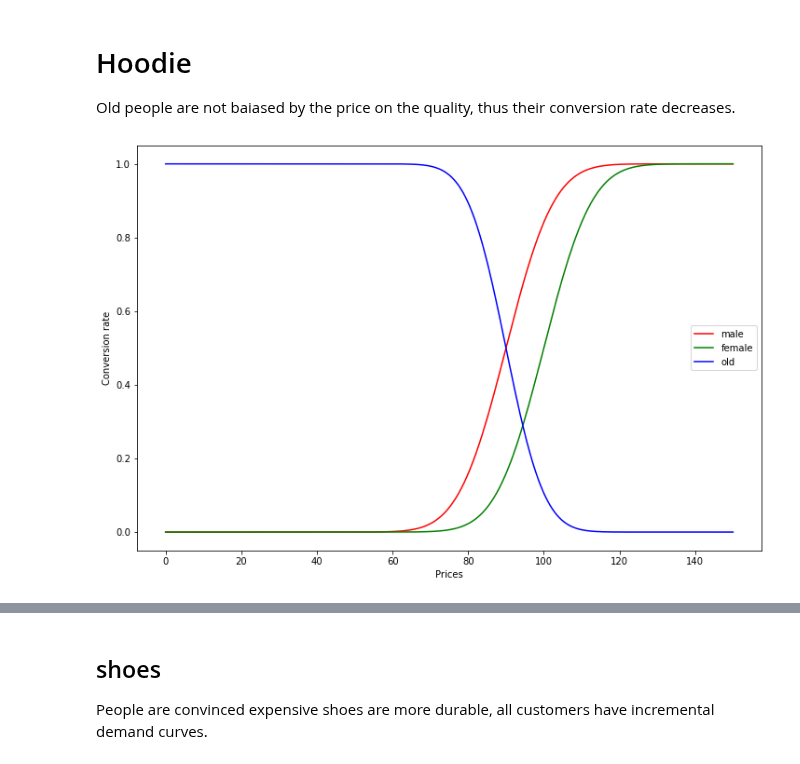
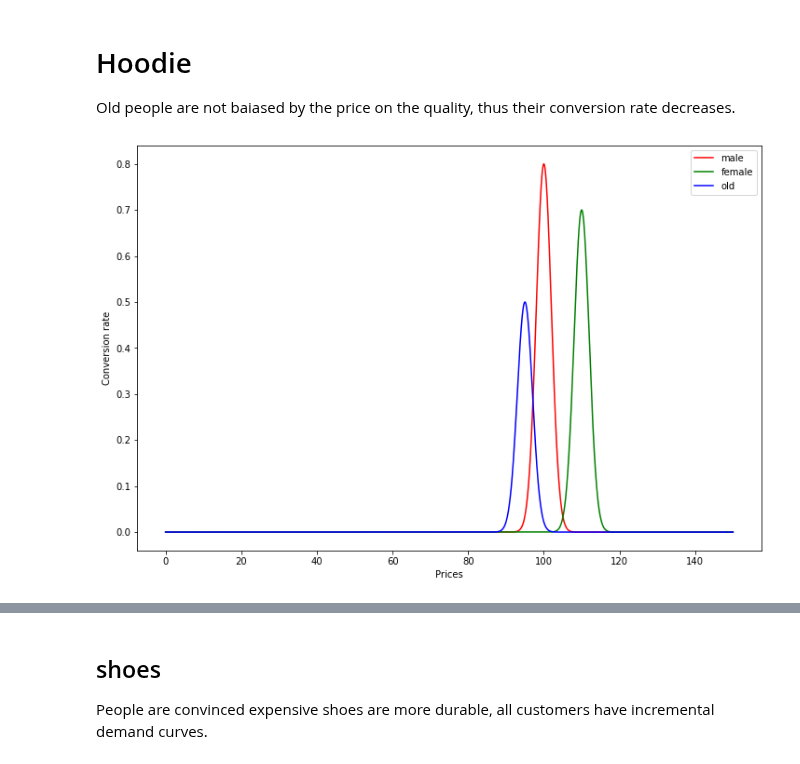
Before and after one commit to VladMarianCimpeanu/OLA_project, a Jupyter notebook: customers_parameters.ipynb, the cells around one changed output, grey strips where cells are left out. Cells and saved outputs as stored; diff of their text form; code cells hidden in the pictures.

```diff
--- a/customers_parameters.ipynb
+++ b/customers_parameters.ipynb
@@ -29,6 +29,11 @@ We assume the number of items bought does not depend on the price.
 | shoes| 1 |  |  | 2 ||
 | hat| 1 |  | 2 |  |  |
 | shirt| 1 |  | 2 |  |  |
+# %%
+def cv_curve(mu, sigma, x, scale):
+    y = norm.pdf(x, mu, sigma)
+    y = y / (max(y) - min(y))
+    return y * scale
 # %%
 import json
 import os
@@ -181,22 +193,26 @@ print(c1_p1, c2_p1, c3_p1)
 # Hoodie
 Old people are not baiased by the price on the quality, thus their conversion rate decreases.
 # %%
-mu_2 = [90, 100, 90]
-sigma_2 = [10, 10, 8]
-cv_2 = [norm.cdf(prices, loc=mu_2[i], scale=sigma_2[i]) for i in range(classes -1)]
-cv_2.append(1 - norm.cdf(prices, loc=mu_2[2], scale=sigma_2[2]))
+mu_2 = [100, 110 ,95]
+sigma_2 = [2, 2, 2]
+scale_2 = [0.8, 0.7, 0.5]
+cv_2 = []
+cv_2.append(cv_curve(mu_2[0], sigma_2[0], prices, scale_2[0]))
+cv_2.append(cv_curve(mu_2[1], sigma_2[1], prices, scale_2[1]))
+cv_2.append(cv_curve(mu_2[2], sigma_2[2], prices, scale_2[2]))
+cv_2
 
 
 plt.figure(figsize=(12,8))
 plt.plot(prices, cv_2[0], color="red", label="male")
 plt.plot(prices, cv_2[1], color="green", label="female")
 plt.plot(prices, cv_2[2], color="blue", label="old")
 plt.xlabel("Prices")
 plt.ylabel("Conversion rate")
 plt.legend()
 plt.show()
 # %% [output]
-[figure, old version]
+[figure, new version]
 # %%
 expected_margin_2 = 0
 for i in range(classes):
```
Also changed, not shown: parts of 25 cells of this notebook, 6 other files.
